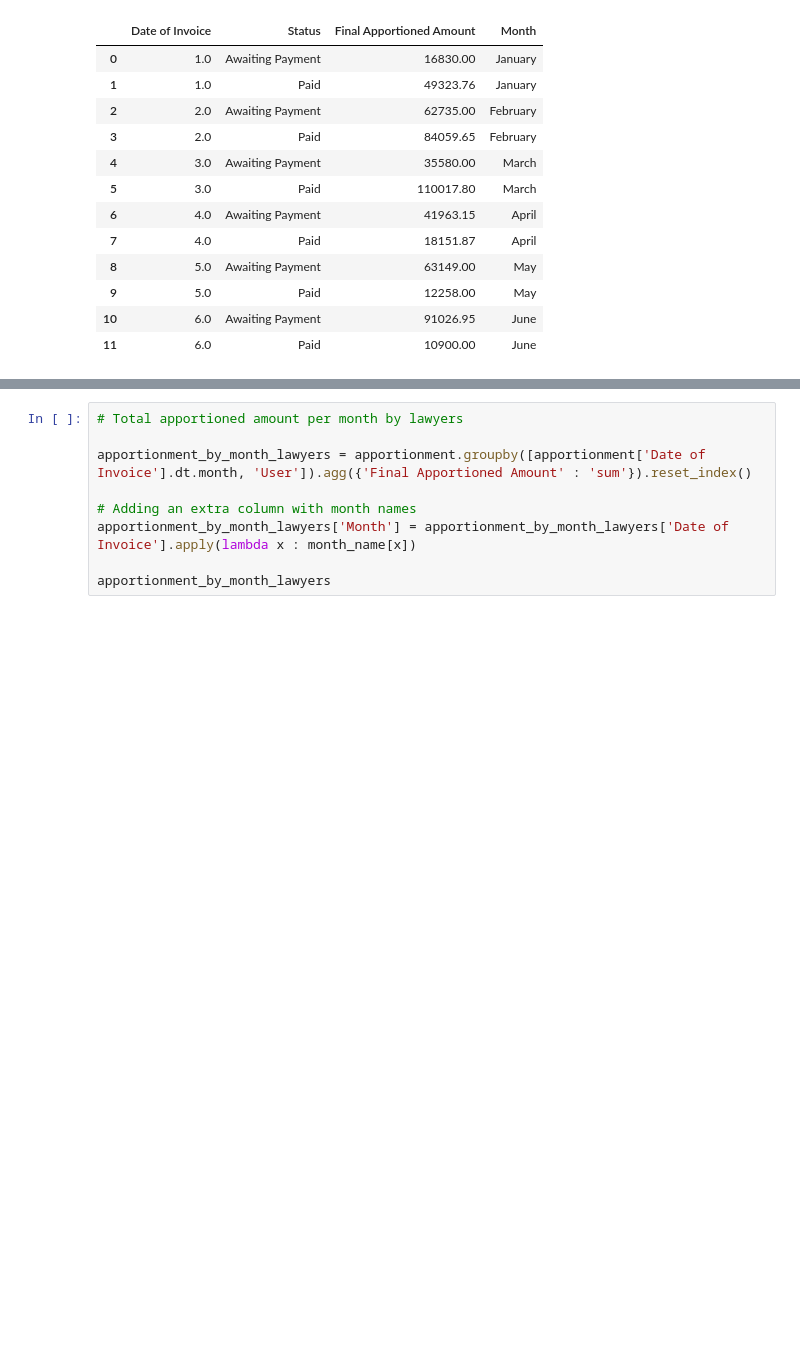
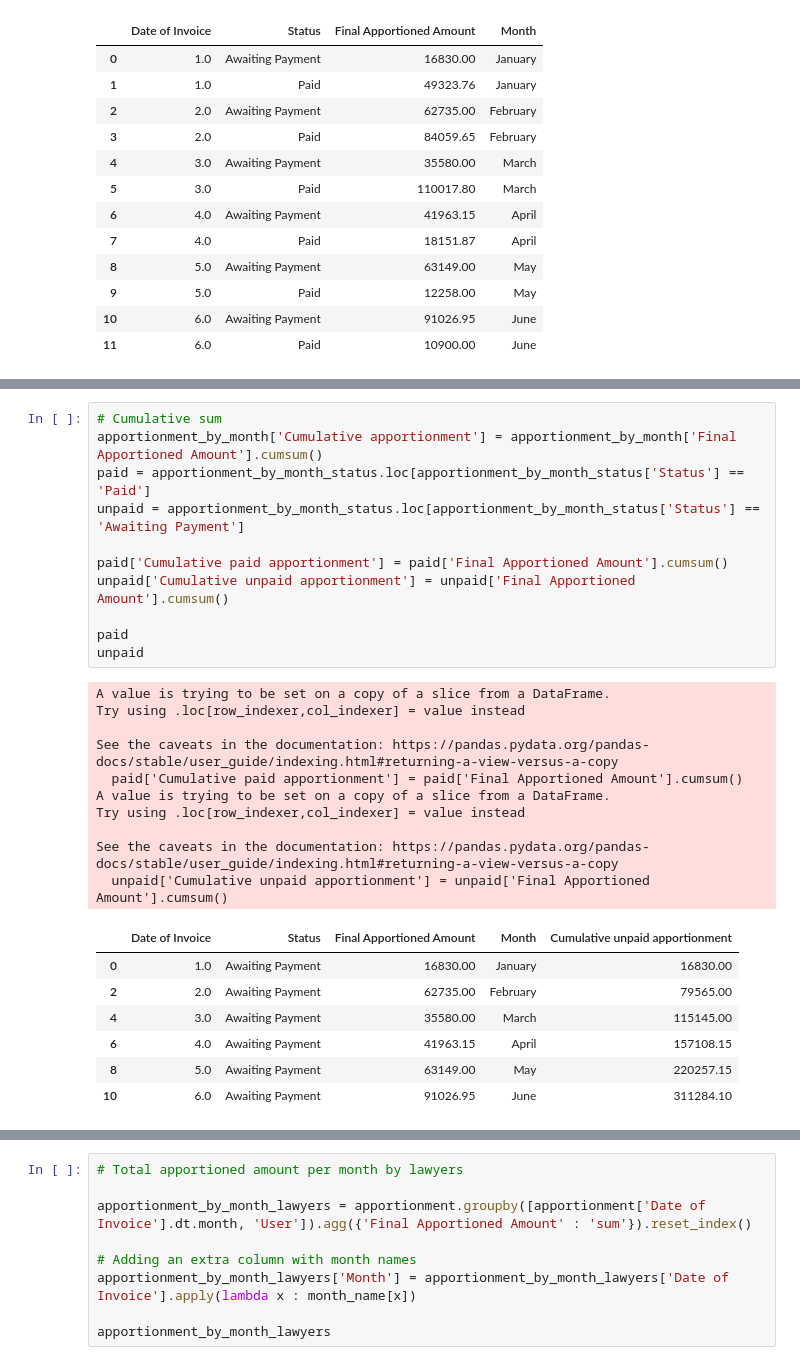
Before and after one commit to snek5/4gia-datachallenge, a Jupyter notebook: 4_gia.ipynb, the cells around one changed output, grey strips where cells are left out. Saved outputs shown, nothing was run; the diff lists cells and outputs as text; blank space fills up the shorter version.

```diff
--- a/4_gia.ipynb
+++ b/4_gia.ipynb
@@ -257,0 +272,29 @@ plt.show()
+# %%
+# Cumulative sum
+apportionment_by_month['Cumulative apportionment'] = apportionment_by_month['Final Apportioned Amount'].cumsum()
+paid = apportionment_by_month_status.loc[apportionment_by_month_status['Status'] == 'Paid']
+unpaid = apportionment_by_month_status.loc[apportionment_by_month_status['Status'] == 'Awaiting Payment']
+
+paid['Cumulative paid apportionment'] = paid['Final Apportioned Amount'].cumsum()
+unpaid['Cumulative unpaid apportionment'] = unpaid['Final Apportioned Amount'].cumsum()
+
+paid
+unpaid
+# %% [output]
+A value is trying to be set on a copy of a slice from a DataFrame.
+Try using .loc[row_indexer,col_indexer] = value instead
+
+See the caveats in the documentation: https://pandas.pydata.org/pandas-docs/stable/user_guide/indexing.html#returning-a-view-versus-a-copy
+  paid['Cumulative paid apportionment'] = paid['Final Apportioned Amount'].cumsum()
+A value is trying to be set on a copy of a slice from a DataFrame.
+Try using .loc[row_indexer,col_indexer] = value instead
+
+See the caveats in the documentation: https://pandas.pydata.org/pandas-docs/stable/user_guide/indexing.html#returning-a-view-versus-a-copy
+  unpaid['Cumulative unpaid apportionment'] = unpaid['Final Apportioned Amount'].cumsum()
+|  | Date of Invoice | Status | Final Apportioned Amount | Month | Cumulative unpaid apportionment |
+| 0 | 1.0 | Awaiting Payment | 16830.00 | January | 16830.00 |
+| 2 | 2.0 | Awaiting Payment | 62735.00 | February | 79565.00 |
+| 4 | 3.0 | Awaiting Payment | 35580.00 | March | 115145.00 |
+| 6 | 4.0 | Awaiting Payment | 41963.15 | April | 157108.15 |
+| 8 | 5.0 | Awaiting Payment | 63149.00 | May | 220257.15 |
+| 10 | 6.0 | Awaiting Payment | 91026.95 | June | 311284.10 |
```
Also changed, not shown: parts of 6 cells of this notebook, 1 other file.
